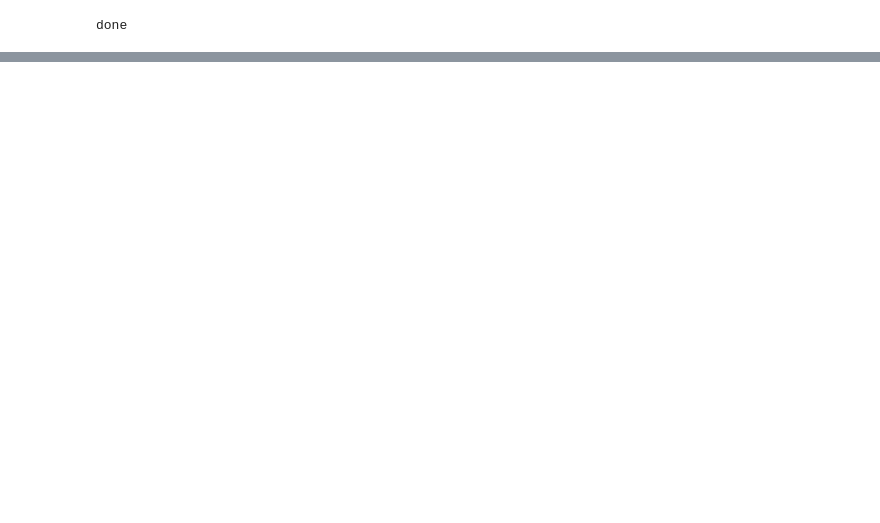
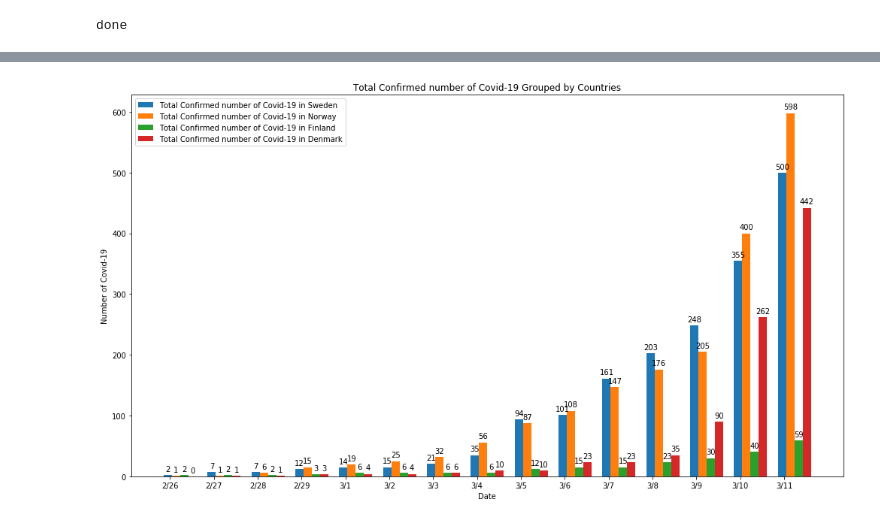
Before and after one commit to xingyazhou/datageek-github, a Jupyter notebook: COVID-19 Analysis.ipynb, the cells around one changed output, grey strips where cells are left out. Cells and saved outputs as stored; diff of their text form; code cells hidden in the pictures; blank space fills up the shorter version.

```diff
--- a/COVID-19 Analysis.ipynb
+++ b/COVID-19 Analysis.ipynb
@@ -55,3 +56,52 @@ parsed_rdd.take(2)
+# %%
+import matplotlib
+import matplotlib.pyplot as plt
+import numpy as np
+
+countries=["Sweden","Norway","Finland","Denmark"]
+markers=["-ro","-bo","-go","-mo"]
+width = 0.45  # the width of the bars
+
+fig, ax = plt.subplots(figsize=(14,8))
+ax.set_title('Total Confirmed number of Covid-19 Grouped by Countries')
+ax.set_ylabel('Number of Covid-19')
+ax.set_xlabel('Date')
+
+# autolable is Copied Code, not originally designed by Xingya
+def autolabel(rects):
+    """Attach a text label above each bar in *rects*, displaying its height."""
+    for rect in rects:
+        height = rect.get_height()
+        ax.annotate('{}'.format(height),
+                    xy=(rect.get_x() + rect.get_width() / 2, height),
+                    xytext=(0, 3),  # 3 points vertical offset
+                    textcoords="offset points",
+                    ha='center', va='bottom')
+
+for c in countries:
+    i=countries.index(c)
+    Covid_Sweden=df.select("Covid_Date").where(df.Country==c)
+    acc_num_covid=np.array(Covid_Sweden.toPandas().Covid_Date.array[0]).astype(np.integer)
+    dates=np.array( df.select("Covid_Date").toPandas().Covid_Date.array[0])
+
+    dates_of_covid=[]
+    for d in dates:
+        dates_of_covid.append(d[0:-3])
+    dates_of_covid=np.array(dates_of_covid)
+
+    dates=dates_of_covid[-15:]
+    x = np.arange(len(dates)) * 2.4
+    y = acc_num_covid[-15:]
+    rects = ax.bar(x + (i - 0.25)* width, y, width, label='Total Confirmed number of Covid-19 in ' + c)
+    ax.set_xticks(x)
+    ax.set_xticklabels(dates)
+    autolabel(rects)
+
+plt.legend(loc="upper left")
+fig.tight_layout()
+plt.show()
+# %% [output]
+[figure, added]
 # %%
 import numpy as np
 import matplotlib.pyplot as plt
```
Also changed, not shown: parts of 9 cells of this notebook.
